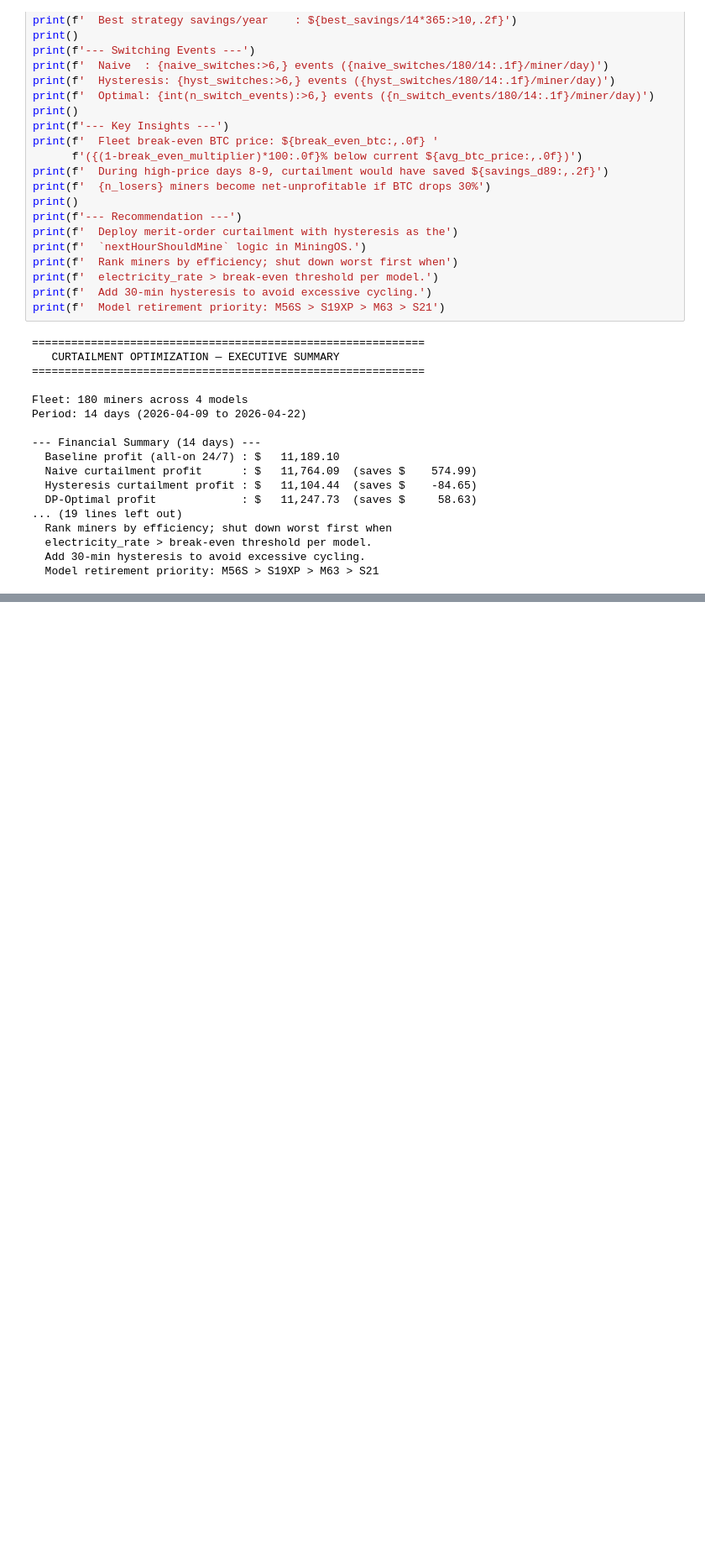
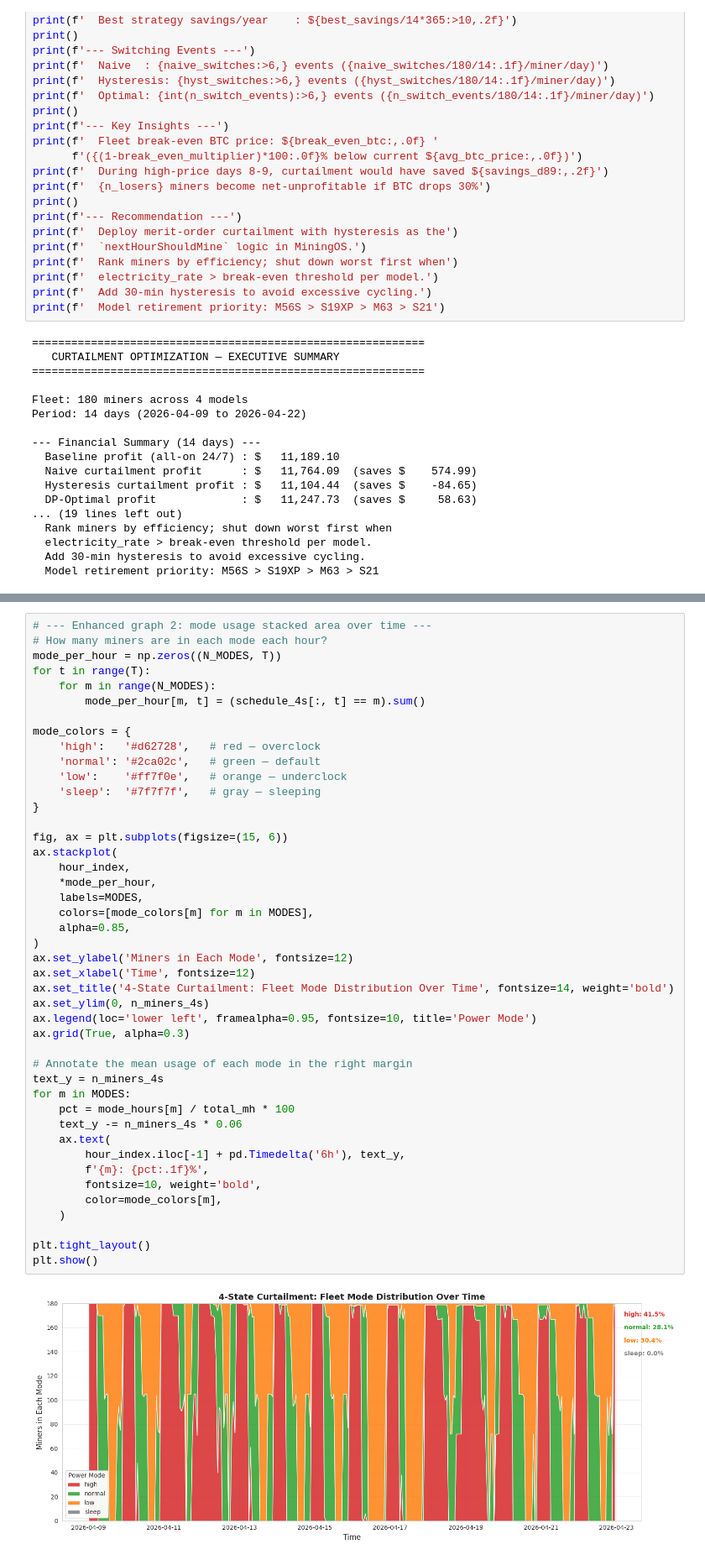
Before and after one commit to ricardo-hdrn/bitcoin-mining-ai-study, a Jupyter notebook: 04_curtailment_optimization.ipynb, the cells around one changed output, grey strips where cells are left out. Shown at 84% size. Saved outputs shown, nothing was run; the diff lists cells and outputs as text; blank space fills up the shorter version.

```diff
--- a/04_curtailment_optimization.ipynb
+++ b/04_curtailment_optimization.ipynb
@@ -1059,0 +1325,46 @@ Period: 14 days (2026-04-09 to 2026-04-22)
+# %%
+# --- Enhanced graph 2: mode usage stacked area over time ---
+# How many miners are in each mode each hour?
+mode_per_hour = np.zeros((N_MODES, T))
+for t in range(T):
+    for m in range(N_MODES):
+        mode_per_hour[m, t] = (schedule_4s[:, t] == m).sum()
+
+mode_colors = {
+    'high':   '#d62728',   # red — overclock
+    'normal': '#2ca02c',   # green — default
+    'low':    '#ff7f0e',   # orange — underclock
+    'sleep':  '#7f7f7f',   # gray — sleeping
+}
+
+fig, ax = plt.subplots(figsize=(15, 6))
+ax.stackplot(
+    hour_index,
+    *mode_per_hour,
+    labels=MODES,
+    colors=[mode_colors[m] for m in MODES],
+    alpha=0.85,
+)
+ax.set_ylabel('Miners in Each Mode', fontsize=12)
+ax.set_xlabel('Time', fontsize=12)
+ax.set_title('4-State Curtailment: Fleet Mode Distribution Over Time', fontsize=14, weight='bold')
+ax.set_ylim(0, n_miners_4s)
+ax.legend(loc='lower left', framealpha=0.95, fontsize=10, title='Power Mode')
+ax.grid(True, alpha=0.3)
+
+# Annotate the mean usage of each mode in the right margin
+text_y = n_miners_4s
+for m in MODES:
+    pct = mode_hours[m] / total_mh * 100
+    text_y -= n_miners_4s * 0.06
+    ax.text(
+        hour_index.iloc[-1] + pd.Timedelta('6h'), text_y,
+        f'{m}: {pct:.1f}%',
+        fontsize=10, weight='bold',
+        color=mode_colors[m],
+    )
+
+plt.tight_layout()
+plt.show()
+# %% [output]
+[figure, added]
```
Also changed, not shown: parts of 8 cells of this notebook.
